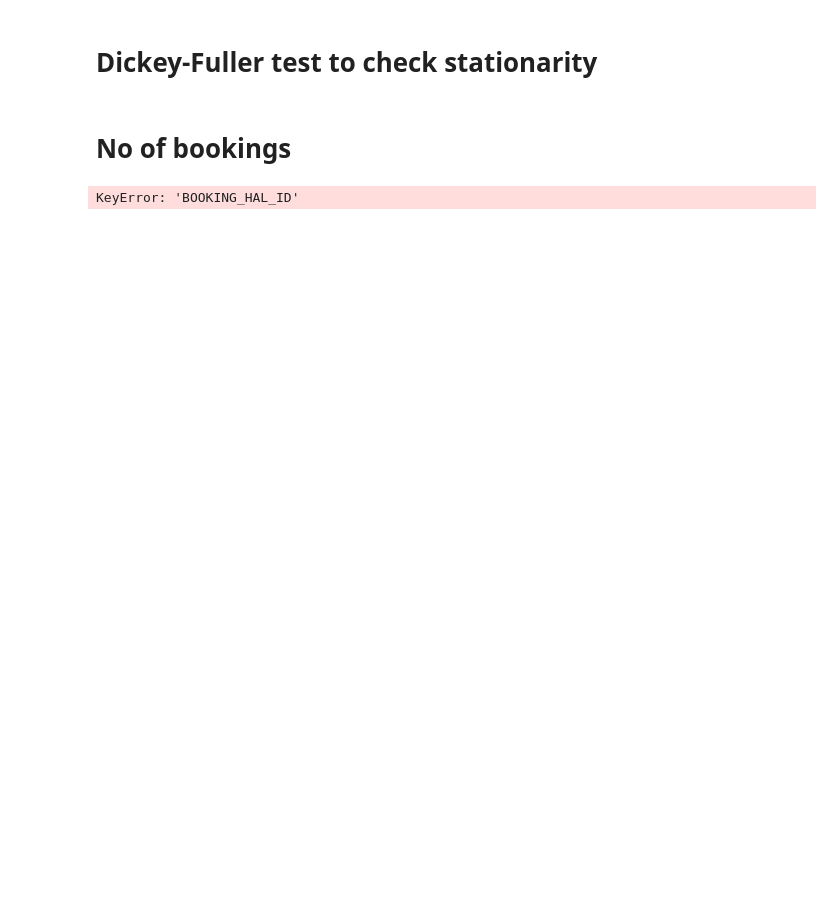
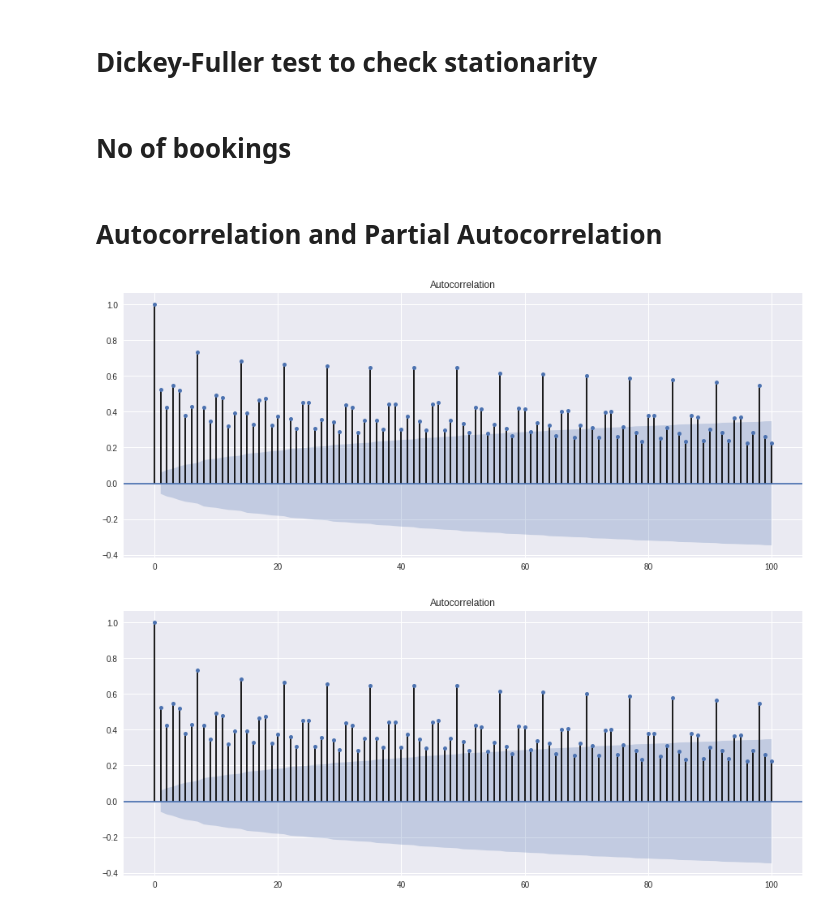
Before and after one commit to jawaharreddy/Flinkster-Data-Analysis, a Jupyter notebook: ARIMA_model.ipynb, the cells around one changed output. Drawn from its saved outputs; the diff is of its cells as text; code cells hidden in the pictures; blank space fills up the shorter version.

```diff
--- a/ARIMA_model.ipynb
+++ b/ARIMA_model.ipynb
@@ -104,7 +110,7 @@ y2014.index = pd.DatetimeIndex(freq='d', start = dates[0], periods = 365)
 # %% [markdown]
 # No of bookings
 # %%
-y2014['first_difference'] = y2014['BOOKING_HAL_ID'] - y2014['BOOKING_HAL_ID'].shift(1)
-test_stationarity(qs['first_difference'].dropna(inplace = False))
+#y2014['first_difference'] = y2014['BOOKING_HAL_ID'] - y2014['BOOKING_HAL_ID'].shift(1)
+#test_stationarity(qs['first_difference'].dropna(inplace = False))
-# %% [output]
-KeyError: 'BOOKING_HAL_ID'
+# %% [markdown]
+# Autocorrelation and Partial Autocorrelation
@@ -110,0 +119,5 @@ KeyError: 'BOOKING_HAL_ID'
+# %%
+plot_acf(per_day.iloc[:,1].dropna(inplace = False), lags = 100)
+# %% [output]
+[figure, added]
+[figure, added]
```
Also changed, not shown: parts of 3 cells of this notebook.
